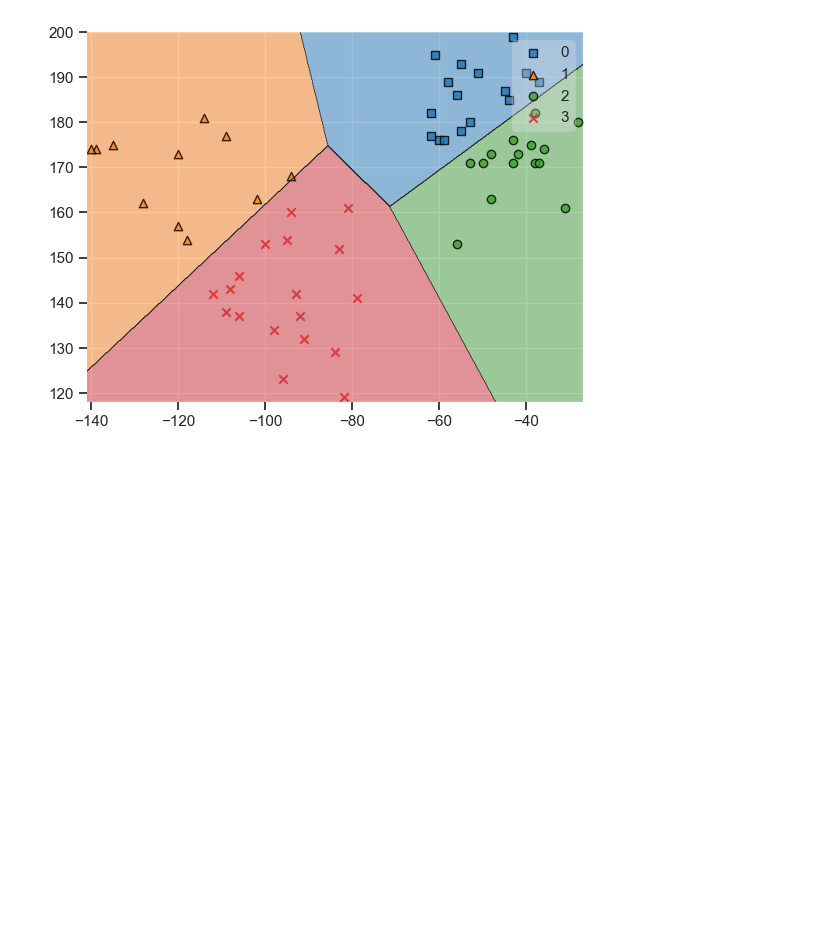
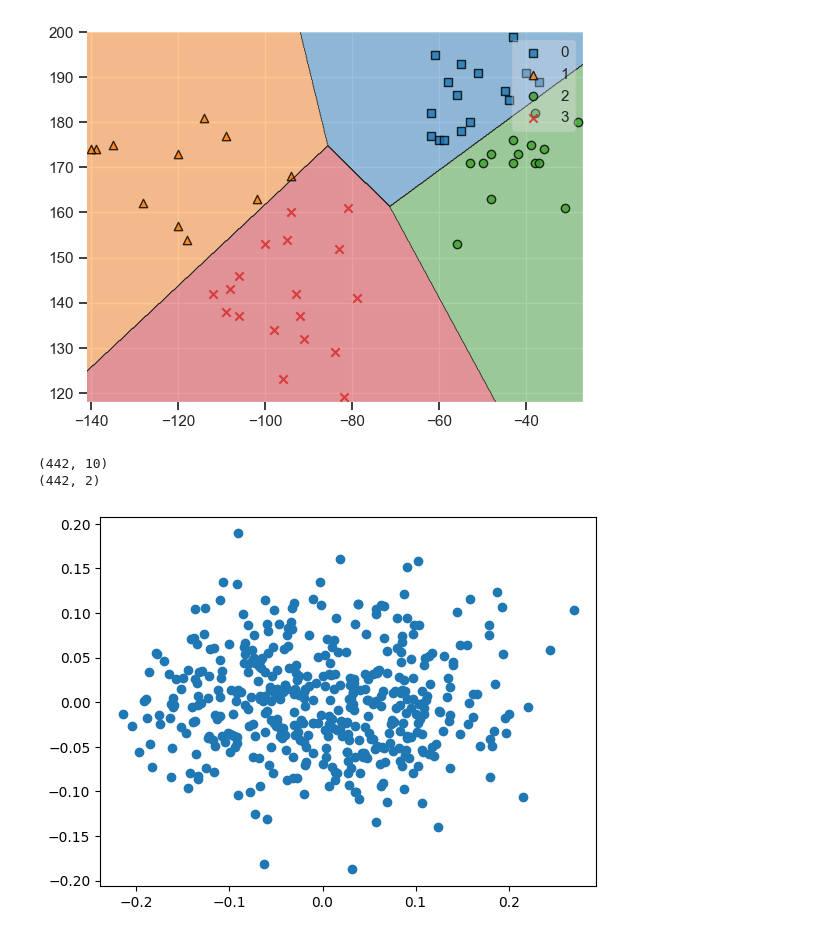
Before and after one commit to CarlosGarcia-YK/Codes, a Jupyter notebook: K_mean-Clustering.ipynb, the cells around one changed output. Cells and saved outputs as stored; diff of their text form; code cells hidden in the pictures; blank space fills up the shorter version.

```diff
--- a/K_mean-Clustering.ipynb
+++ b/K_mean-Clustering.ipynb
@@ -114,0 +119,19 @@ plt.show()
+# %%
+data, labels = load_diabetes(return_X_y=True)
+# %%
+pca = PCA(n_components=2)
+reduced_data = pca.fit_transform(data)
+# %%
+print(data.shape)
+print(reduced_data.shape)
+# %% [output]
+(442, 10)
+(442, 2)
+# %%
+import numpy as np
+from matplotlib import pyplot as plt
+a, b = reduced_data.T
+plt.scatter(a,b)
+plt.show()
+# %% [output]
+[figure, added]
```
Also changed, not shown: parts of 1 cell of this notebook.
